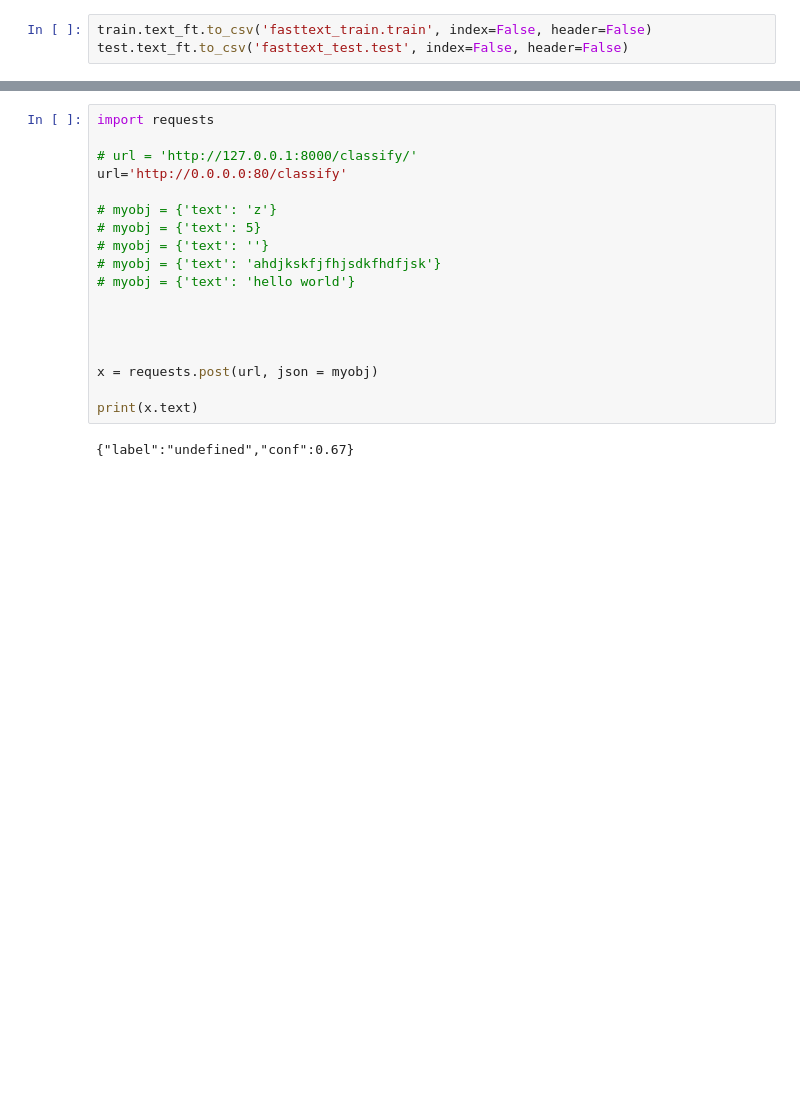
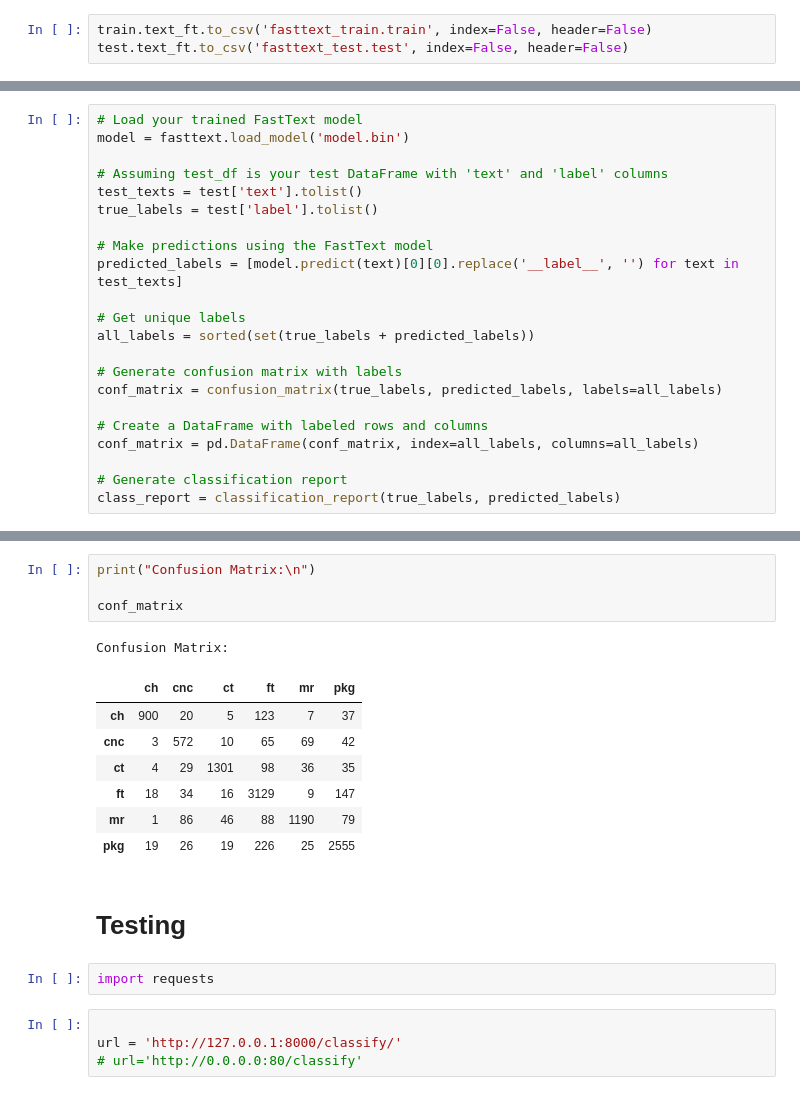
Before and after one commit to faysal887/muhfai887, a Jupyter notebook: data-analysis.ipynb, the cells around one changed output, grey strips where cells are left out. Cells and saved outputs as stored; diff of their text form; blank space fills up the shorter version.

```diff
--- a/data-analysis.ipynb
+++ b/data-analysis.ipynb
@@ -203,0 +190,22 @@ model.save_model("model.bin")
+# %%
+# Load your trained FastText model
+model = fasttext.load_model('model.bin')
+
+# Assuming test_df is your test DataFrame with 'text' and 'label' columns
+test_texts = test['text'].tolist()
+true_labels = test['label'].tolist()
+
+# Make predictions using the FastText model
+predicted_labels = [model.predict(text)[0][0].replace('__label__', '') for text in test_texts]
+
+# Get unique labels
+all_labels = sorted(set(true_labels + predicted_labels))
+
+# Generate confusion matrix with labels
+conf_matrix = confusion_matrix(true_labels, predicted_labels, labels=all_labels)
+
+# Create a DataFrame with labeled rows and columns
+conf_matrix = pd.DataFrame(conf_matrix, index=all_labels, columns=all_labels)
+
+# Generate classification report
+class_report = classification_report(true_labels, predicted_labels)
@@ -204,20 +234,21 @@ model.save_model("model.bin")
+# %%
+print("Confusion Matrix:\n")
+
+conf_matrix
+# %% [output]
+Confusion Matrix:
+|  | ch | cnc | ct | ft | mr | pkg |
+| ch | 900 | 20 | 5 | 123 | 7 | 37 |
+| cnc | 3 | 572 | 10 | 65 | 69 | 42 |
+| ct | 4 | 29 | 1301 | 98 | 36 | 35 |
+| ft | 18 | 34 | 16 | 3129 | 9 | 147 |
+| mr | 1 | 86 | 46 | 88 | 1190 | 79 |
+| pkg | 19 | 26 | 19 | 226 | 25 | 2555 |
+# %% [markdown]
+# Testing
+# %%
+import requests
 # %%
-import requests
 
-# url = 'http://127.0.0.1:8000/classify/'
-url='http://0.0.0.0:80/classify'
-
-# myobj = {'text': 'z'}
-# myobj = {'text': 5}
-# myobj = {'text': ''}
-# myobj = {'text': 'ahdjkskfjfhjsdkfhdfjsk'}
-# myobj = {'text': 'hello world'}
-
-
-
-
-x = requests.post(url, json = myobj)
-
-print(x.text)
+url = 'http://127.0.0.1:8000/classify/'
+# url='http://0.0.0.0:80/classify'
-# %% [output]
-{"label":"undefined","conf":0.67}
```
Also changed, not shown: parts of 40 cells of this notebook, 4 other files.
